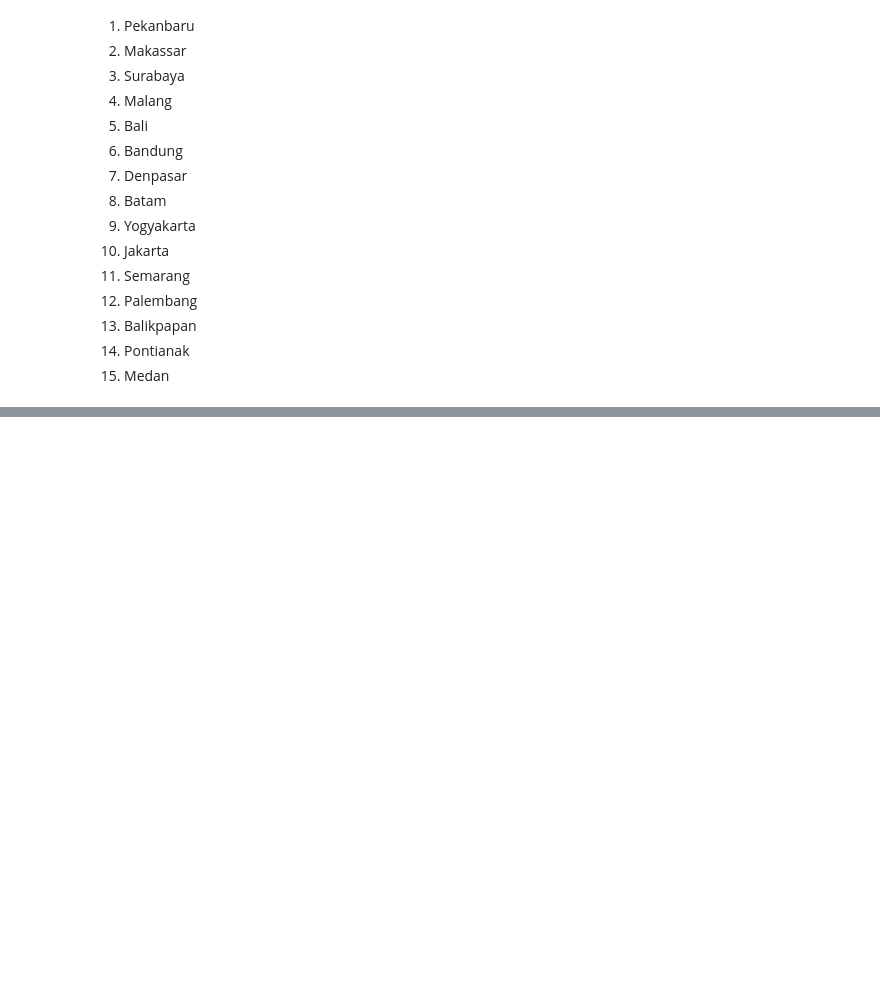
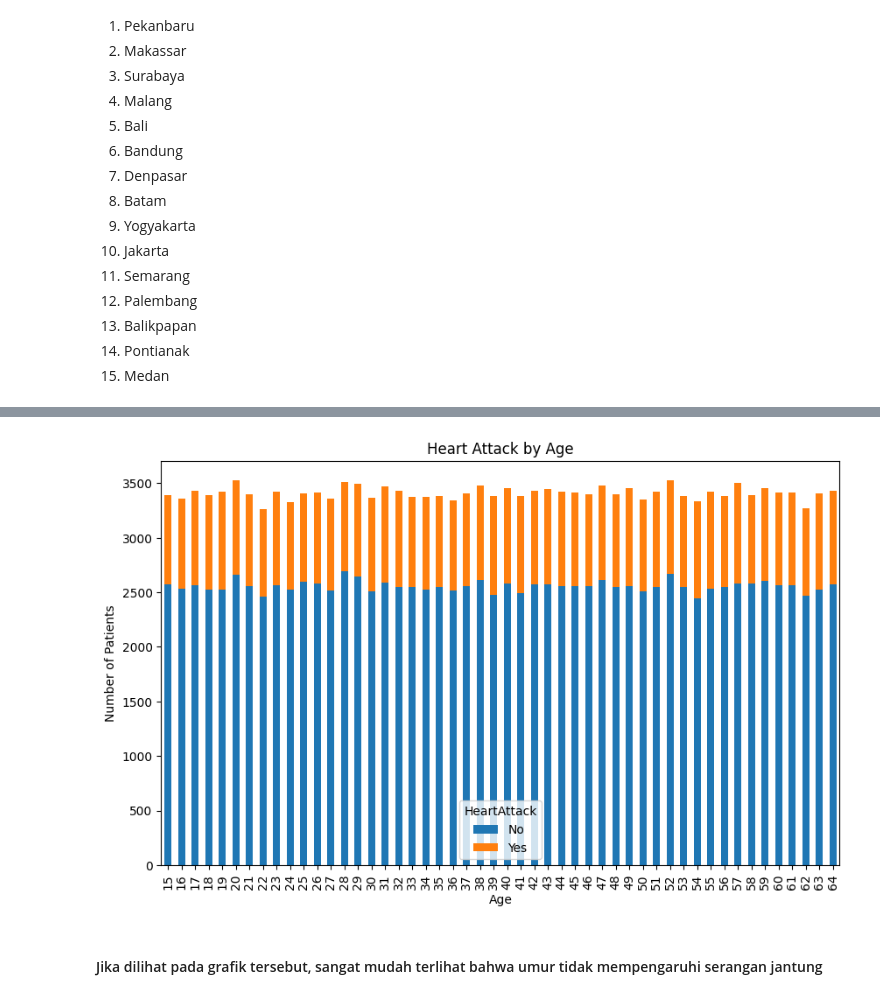
Before and after one commit to Fatur-Maulidan/Heart-Attack-Indonesia-Data-Mining-CRISPDM, a Jupyter notebook: data_mining.ipynb, the cells around one changed output, grey strips where cells are left out. Drawn from its saved outputs; the diff is of its cells as text; code cells hidden in the pictures; blank space fills up the shorter version.

```diff
--- a/data_mining.ipynb
+++ b/data_mining.ipynb
@@ -161,0 +189,4 @@ array(['Pekanbaru', 'Makassar', 'Surabaya', 'Malang', 'Bali', 'Bandung',
+# %%
+heart_attack_by_age = heart_attack.groupby(['Age', 'HeartAttack']).size().unstack()
+
+heart_attack_by_age
@@ -161,0 +212,10 @@ array(['Pekanbaru', 'Makassar', 'Surabaya', 'Malang', 'Bali', 'Bandung',
+# %%
+heart_attack_by_age.plot(kind='bar', stacked=True, figsize=(10, 6))
+plt.title('Heart Attack by Age')
+plt.xlabel('Age')
+plt.ylabel('Number of Patients')
+plt.show()
+# %% [output]
+[figure, added]
+# %% [markdown]
+#### Jika dilihat pada grafik tersebut, sangat mudah terlihat bahwa umur tidak mempengaruhi serangan jantung
```
Also changed, not shown: parts of 22 cells of this notebook.
